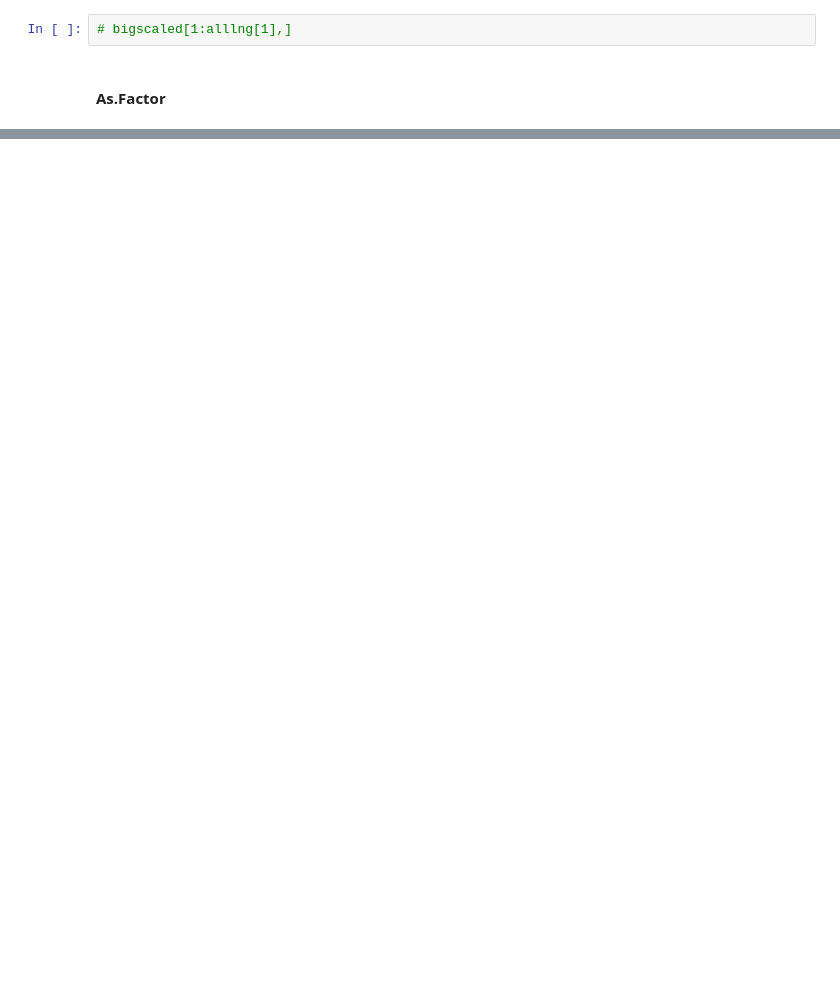
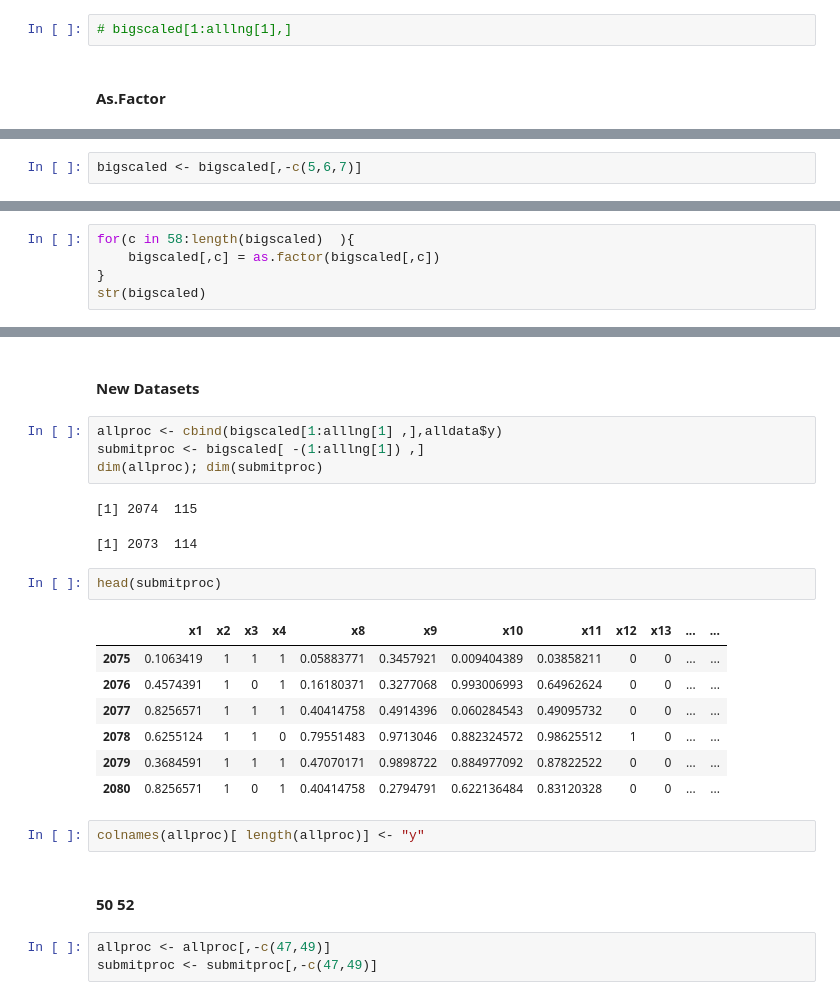
Before and after one commit to karaee/IE518Project, a Jupyter notebook: Project/Project1.ipynb, the cells around one changed output, grey strips where cells are left out. Drawn from its saved outputs; the diff is of its cells as text; blank space fills up the shorter version.

```diff
--- a/Project/Project1.ipynb
+++ b/Project/Project1.ipynb
@@ -1409,0 +1386,2 @@ NULL
+# %%
+bigscaled <- bigscaled[,-c(5,6,7)]
@@ -1409,0 +1392,5 @@ NULL
+# %%
+for(c in 58:length(bigscaled)  ){
+    bigscaled[,c] = as.factor(bigscaled[,c])
+}
+str(bigscaled)
@@ -1409,0 +1415,26 @@ NULL
+# %% [markdown]
+#### New Datasets
+# %%
+allproc <- cbind(bigscaled[1:alllng[1] ,],alldata$y)
+submitproc <- bigscaled[ -(1:alllng[1]) ,]
+dim(allproc); dim(submitproc)
+# %% [output]
+[1] 2074  115
+[1] 2073  114
+# %%
+head(submitproc)
+# %% [output]
+|  | x1 | x2 | x3 | x4 | x8 | x9 | x10 | x11 | x12 | x13 | ... | ... |
+| 2075 | 0.1063419 | 1 | 1 | 1 | 0.05883771 | 0.3457921 | 0.009404389 | 0.03858211 | 0 | 0 | ... | ... |
+| 2076 | 0.4574391 | 1 | 0 | 1 | 0.16180371 | 0.3277068 | 0.993006993 | 0.64962624 | 0 | 0 | ... | ... |
+| 2077 | 0.8256571 | 1 | 1 | 1 | 0.40414758 | 0.4914396 | 0.060284543 | 0.49095732 | 0 | 0 | ... | ... |
+| 2078 | 0.6255124 | 1 | 1 | 0 | 0.79551483 | 0.9713046 | 0.882324572 | 0.98625512 | 1 | 0 | ... | ... |
+| 2079 | 0.3684591 | 1 | 1 | 1 | 0.47070171 | 0.9898722 | 0.884977092 | 0.87822522 | 0 | 0 | ... | ... |
+| 2080 | 0.8256571 | 1 | 0 | 1 | 0.40414758 | 0.2794791 | 0.622136484 | 0.83120328 | 0 | 0 | ... | ... |
+# %%
+colnames(allproc)[ length(allproc)] <- "y"
+# %% [markdown]
+#### 50 52
+# %%
+allproc <- allproc[,-c(47,49)]
+submitproc <- submitproc[,-c(47,49)]
```
Also changed, not shown: parts of 25 cells of this notebook.
